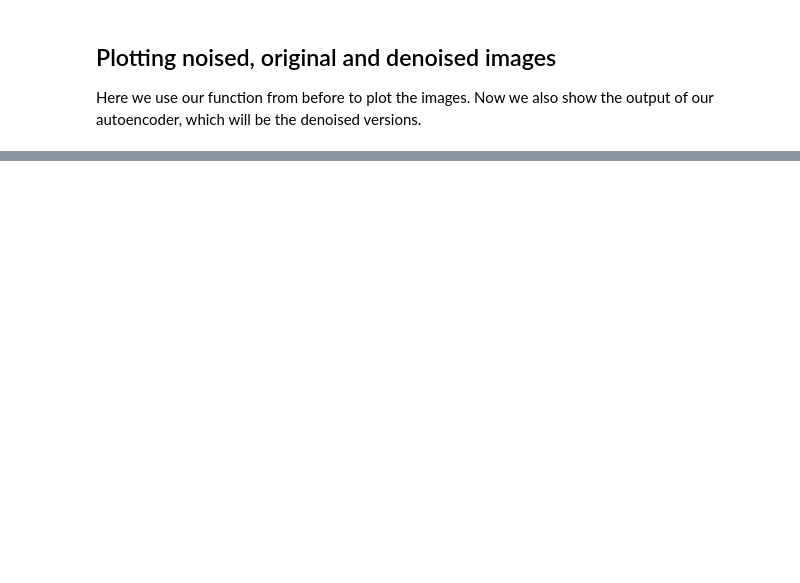
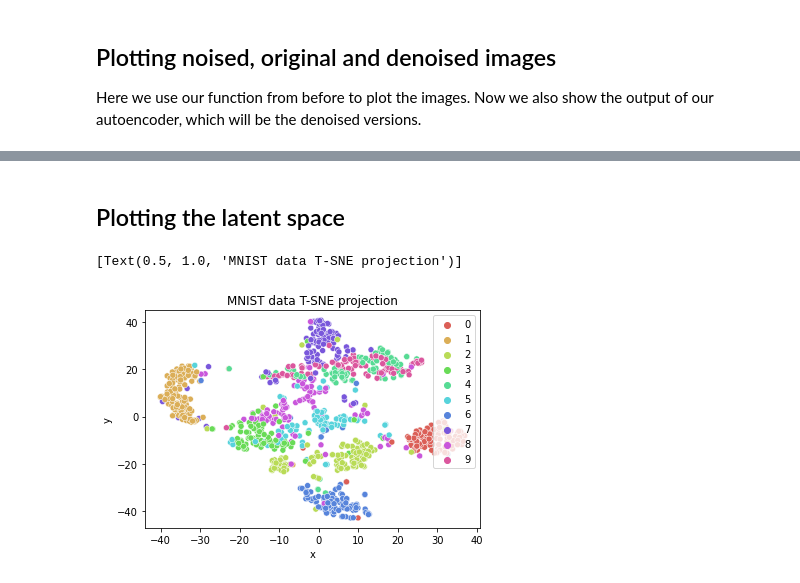
Before and after one commit to iannwtf19/iannwtf19, a Jupyter notebook: Week8/Homework8_Autoencoders.ipynb, the cells around one changed output, grey strips where cells are left out. Cells and saved outputs as stored; diff of their text form; code cells hidden in the pictures; blank space fills up the shorter version.

```diff
--- a/Week8/Homework8_Autoencoders.ipynb
+++ b/Week8/Homework8_Autoencoders.ipynb
@@ -244,0 +261,8 @@ for noisy, orig in noisy_test_ds.take(1):
+# %%
+def prepare_data_for_analysis(ds, batch_size, noise_factor):
+    # cast & normalize image data to between 0 and 1
+    ds = ds.map(lambda img, target: (tf.cast(img, tf.float32) / 255., target))
+    # add noise to images and map to a tuple of (noised_image, label)
+    ds = ds.map(lambda img, target: (add_noise(img, noise_factor), target))
+
+    return ds.cache().batch(batch_size).prefetch(tf.data.AUTOTUNE)
@@ -244,0 +274,5 @@ for noisy, orig in noisy_test_ds.take(1):
+# %%
+sample_ds = prepare_data_for_analysis(test_ds, 1000, 0.2).take(1)
+sample_images = sample_ds.map(lambda imgs, labels: imgs)
+sample_labels = sample_ds.map(lambda imgs, labels: labels)
+encoded_samples = autoencoder.encoder.predict(sample_images)
@@ -244,0 +284,27 @@ for noisy, orig in noisy_test_ds.take(1):
+# %%
+from sklearn.manifold import TSNE
+
+
+perplexity = 30
+tsne_results = TSNE(n_components=2, learning_rate='auto',
+                     init='random', perplexity=perplexity).fit_transform(encoded_samples)
+# %% [markdown]
+## Plotting the latent space
+# %%
+import numpy as np
+import seaborn as sns
+import pandas as pd
+
+
+# Convert dataset of labels to numpy array of integers
+labels = np.concatenate(list(sample_labels))
+
+# Set first axis to "x" & second axis to "y" in a dataframe
+df = pd.DataFrame({"x": tsne_results[:,0], "y": tsne_results[:,1]})
+
+# Plot results, coloring by labels
+sns.scatterplot(x=df["x"], y=df["y"], hue=labels,
+                palette=sns.color_palette("hls", 10)).set(title="MNIST data T-SNE projection")
+# %% [output]
+[Text(0.5, 1.0, 'MNIST data T-SNE projection')]
+[figure, added]
```
Also changed, not shown: parts of 14 cells of this notebook.
